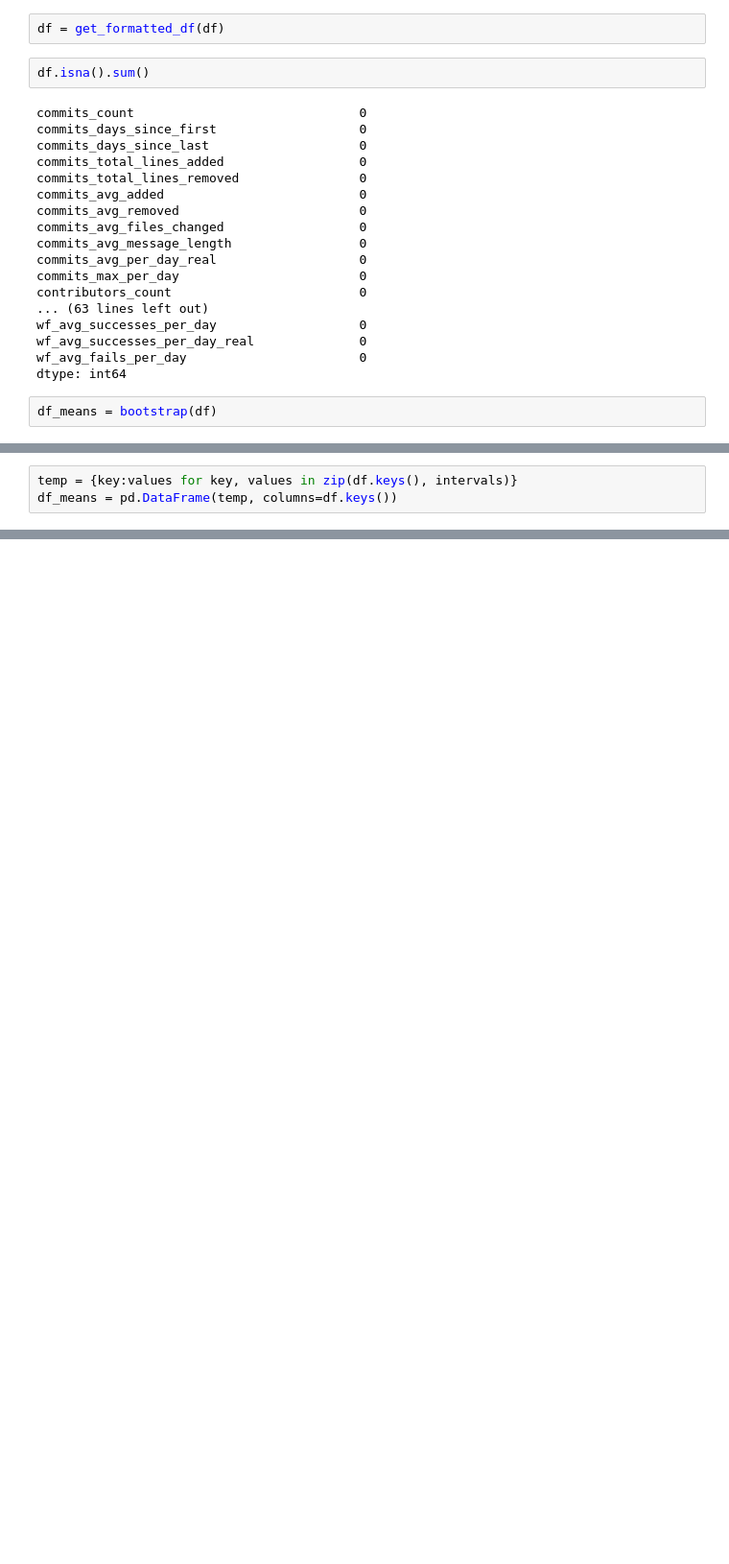
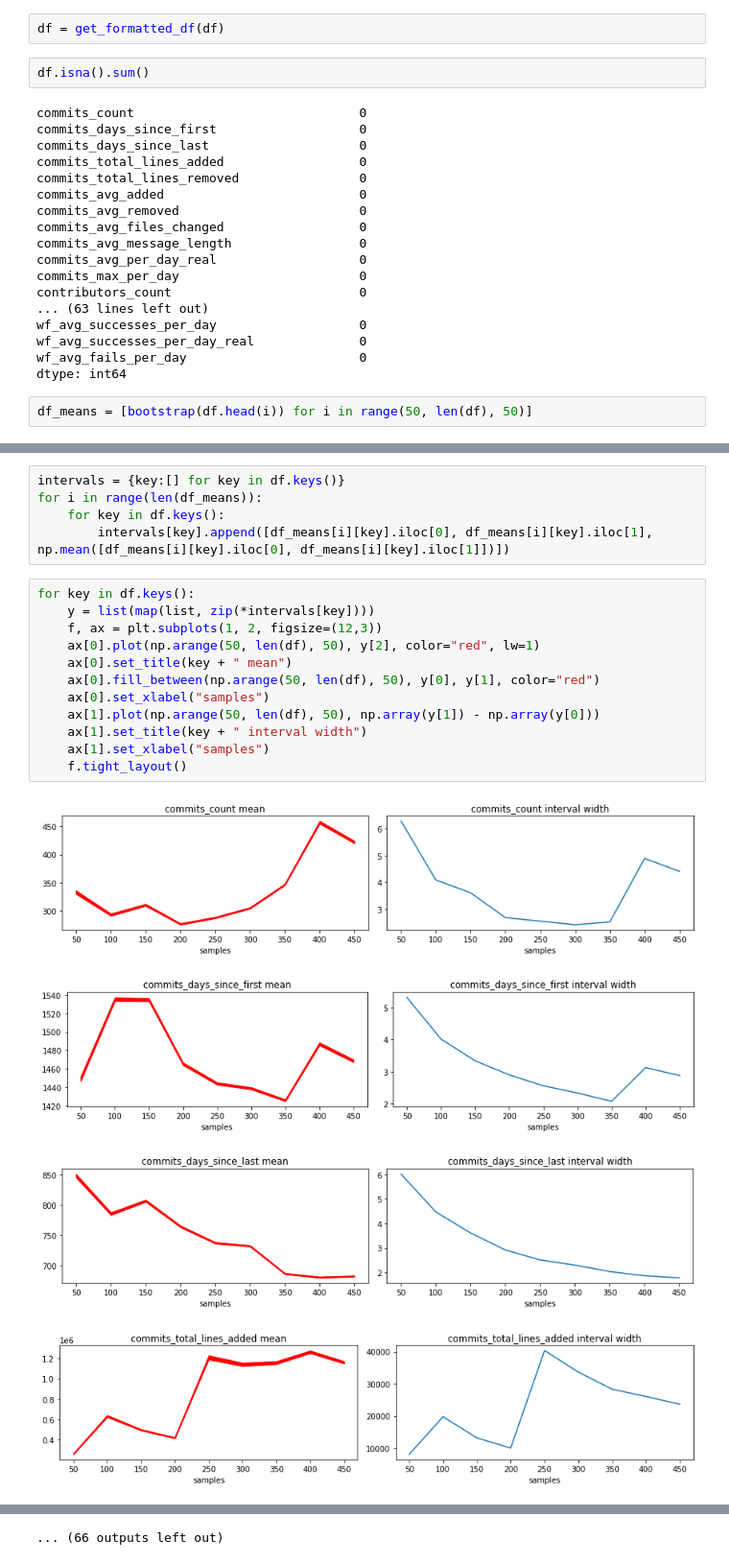
Before and after one commit to Eponeshnikov/ASMetrics, a Jupyter notebook: main.ipynb, the cells around one changed output, grey strips where cells are left out. Shown at 96% size. Cells and saved outputs as stored; diff of their text form; blank space fills up the shorter version.

Commit message:
added bootstrap graphs

```diff
--- a/main.ipynb
+++ b/main.ipynb
@@ -63,4 +64,4 @@ wf_avg_successes_per_day_real              0
 wf_avg_fails_per_day                       0
 dtype: int64
 # %%
-df_means = bootstrap(df)
+df_means = [bootstrap(df.head(i)) for i in range(50, len(df), 50)]
@@ -121,3 +67,0 @@ for metric in metrics_l:
-# %%
-temp = {key:values for key, values in zip(df.keys(), intervals)}
-df_means = pd.DataFrame(temp, columns=df.keys())
@@ -129,0 +68,22 @@ df_means.head(5)
+# %%
+intervals = {key:[] for key in df.keys()}
+for i in range(len(df_means)):
+    for key in df.keys():
+        intervals[key].append([df_means[i][key].iloc[0], df_means[i][key].iloc[1], np.mean([df_means[i][key].iloc[0], df_means[i][key].iloc[1]])])
+# %%
+for key in df.keys():
+    y = list(map(list, zip(*intervals[key])))
+    f, ax = plt.subplots(1, 2, figsize=(12,3))
+    ax[0].plot(np.arange(50, len(df), 50), y[2], color="red", lw=1)
+    ax[0].set_title(key + " mean")
+    ax[0].fill_between(np.arange(50, len(df), 50), y[0], y[1], color="red")
+    ax[0].set_xlabel("samples")
+    ax[1].plot(np.arange(50, len(df), 50), np.array(y[1]) - np.array(y[0]))
+    ax[1].set_title(key + " interval width")
+    ax[1].set_xlabel("samples")
+    f.tight_layout()
+# %% [output]
+[figure, added]
+[figure, added]
+[figure, added]
+[figure, added]
@@ -129,0 +98 @@ df_means.head(5)
+... (66 outputs left out)
```
Also changed, not shown: parts of 8 cells of this notebook, 1 other file.
